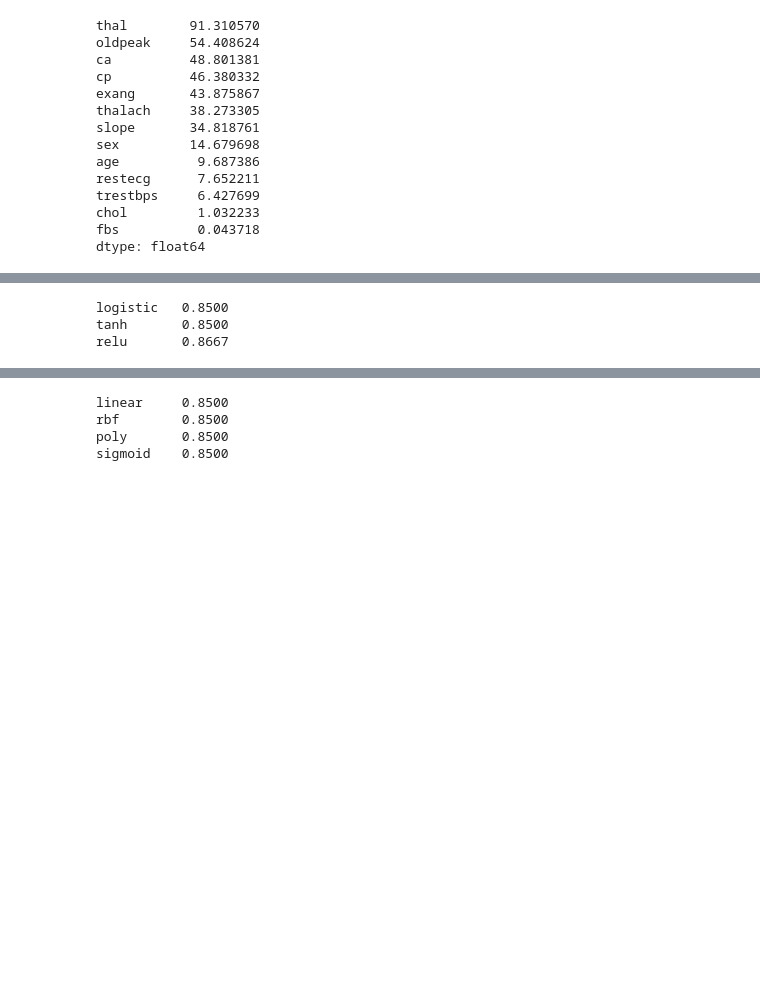
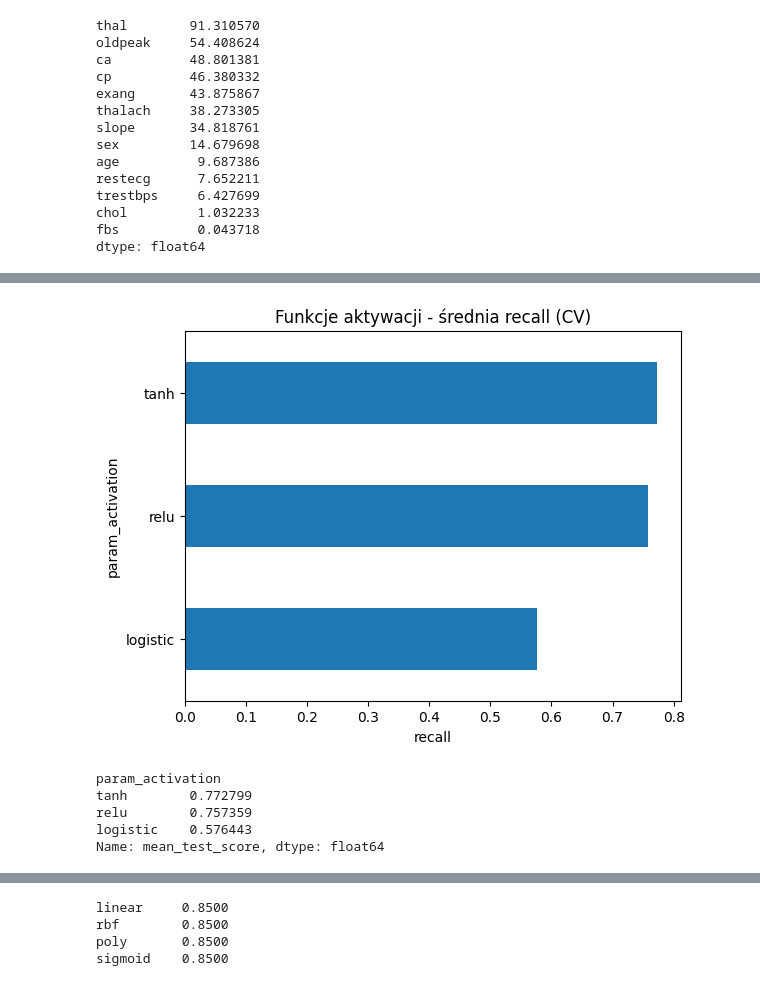
Before and after one commit to PogchampMuffin3/heart-disease-classification, a Jupyter notebook: heart_disease_classification.ipynb, the cells around one changed output, grey strips where cells are left out. Cells and saved outputs as stored; diff of their text form; code cells hidden in the pictures; blank space fills up the shorter version.

```diff
--- a/heart_disease_classification.ipynb
+++ b/heart_disease_classification.ipynb
@@ -204,12 +215,17 @@ weighted avg       0.87      0.87      0.87        60
-# %%
-for activation in ['logistic', 'tanh', 'relu']:
-  mlp = MLPClassifier(activation=activation, random_state=RANDOM_STATE, max_iter=2000)
-  mlp.fit(X_train, y_train)
-  print(f'{activation:10s} {mlp.score(X_test, y_test):.4f}')
-# %% [output]
-logistic   0.8500
-tanh       0.8500
-relu       0.8667
+# %%
+cv_results = pd.DataFrame(mlp_grid.cv_results_)
+activation_results = cv_results.groupby('param_activation')['mean_test_score'].mean()
+activation_results.sort_values().plot(kind='barh', title=f'Funkcje aktywacji - średnia {GRIDSEARCH_SCORING} (CV)')
+plt.xlabel(GRIDSEARCH_SCORING)
+plt.show()
+print(activation_results.sort_values(ascending=False))
+# %% [output]
+[figure, added]
+param_activation
+tanh        0.772799
+relu        0.757359
+logistic    0.576443
+Name: mean_test_score, dtype: float64
 # %%
 # MLP (tensorflow)
 tf.config.experimental.enable_op_determinism()
```
Also changed, not shown: parts of 10 cells of this notebook.
